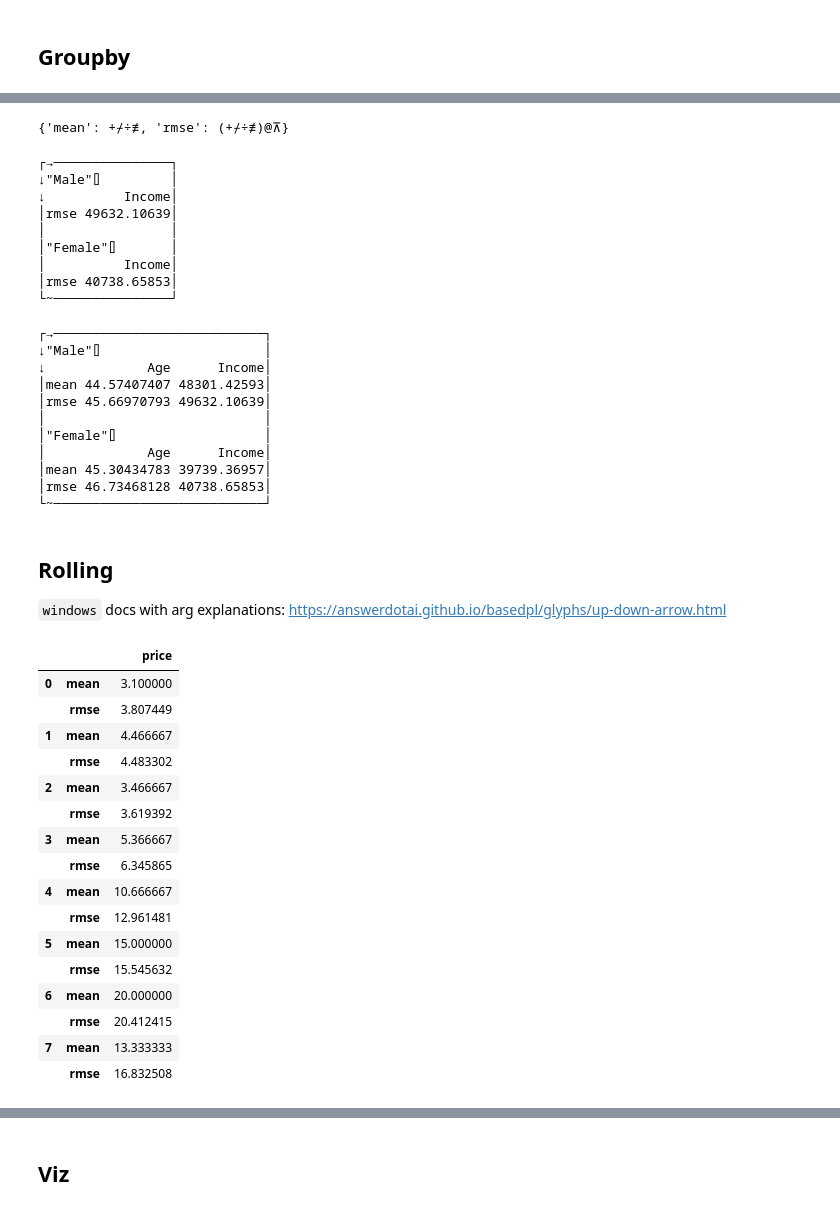
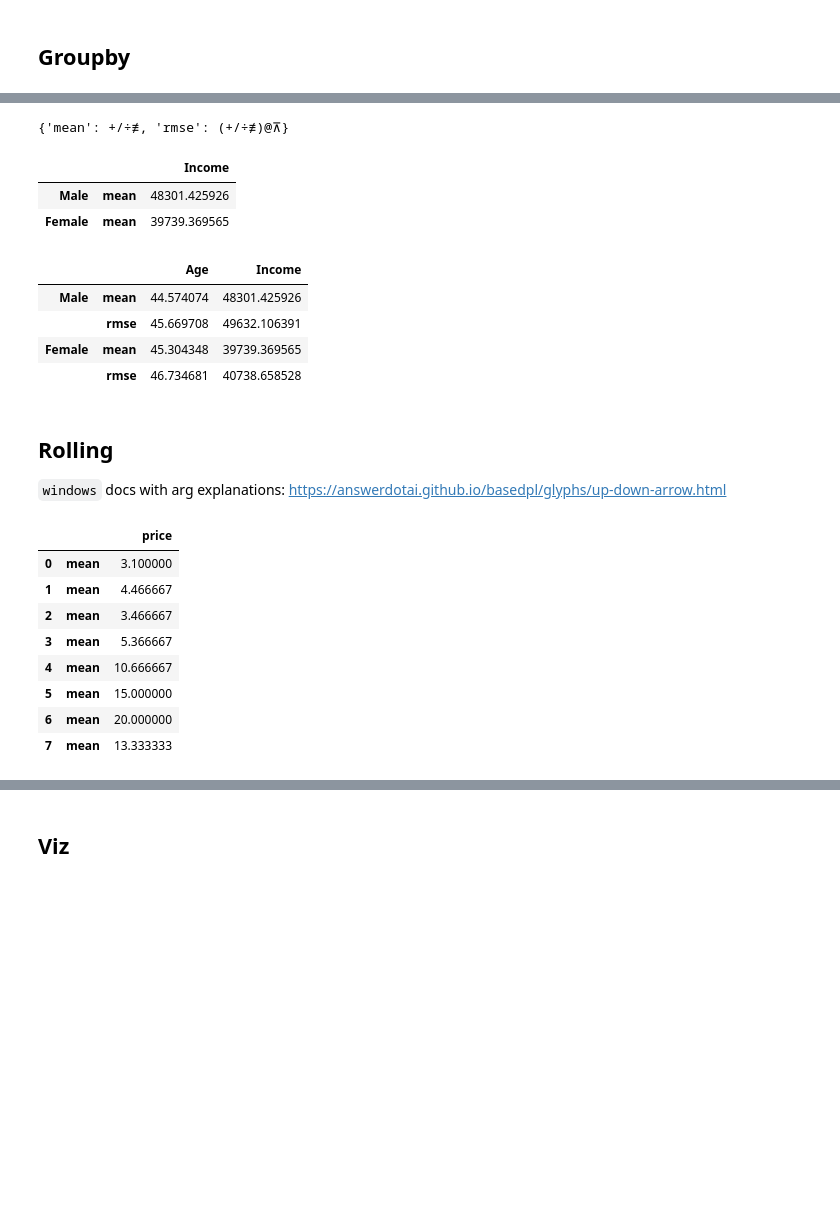
Before and after one commit to AnswerDotAI/basedtab, a Jupyter notebook: nbs/00_core.ipynb, the cells around one changed output, grey strips where cells are left out. Saved outputs shown, nothing was run; the diff lists cells and outputs as text; code cells hidden in the pictures; blank space fills up the shorter version.

```diff
--- a/nbs/00_core.ipynb
+++ b/nbs/00_core.ipynb
@@ -123,35 +122,24 @@ def groupby(self:BFrame, by, cols, **aggs):
 # %%
+MEAN = add.reduce / tally
 RMSE = MEAN.under(square)
 fn_dict=dict(mean=MEAN, rmse=RMSE)
 fn_dict
 # %% [output]
-{'mean': +⌿÷≢, 'rmse': (+⌿÷≢)@⊼}
+{'mean': +/÷≢, 'rmse': (+/÷≢)@⊼}
 # %%
-head.groupby("Gender", "Income", rmse=RMSE)
+head.groupby("Gender", "Income", mean=MEAN).df
 # %% [output]
-┌→───────────────┐
-↓"Male"⌷         │
-↓          Income│
-│rmse 49632.10639│
-│                │
-│"Female"⌷       │
-│          Income│
-│rmse 40738.65853│
-└~───────────────┘
+|  |  | Income |
+| Male | mean | 48301.425926 |
+| Female | mean | 39739.369565 |
 # %%
-head.groupby("Gender", ["Age", "Income"], **fn_dict)
+head.groupby("Gender", ["Age", "Income"], **fn_dict).df
 # %% [output]
-┌→───────────────────────────┐
-↓"Male"⌷                     │
-↓             Age      Income│
-│mean 44.57407407 48301.42593│
-│rmse 45.66970793 49632.10639│
-│                            │
-│"Female"⌷                   │
-│             Age      Income│
-│mean 45.30434783 39739.36957│
-│rmse 46.73468128 40738.65853│
-└~───────────────────────────┘
+|  |  | Age | Income |
+| Male | mean | 44.574074 | 48301.425926 |
+|  | rmse | 45.669708 | 49632.106391 |
+| Female | mean | 45.304348 | 39739.369565 |
+|  | rmse | 46.734681 | 40738.658528 |
 # %% [markdown]
 ## Rolling
 `windows` docs with arg explanations: https://answerdotai.github.io/basedpl/glyphs/up-down-arrow.html
@@ -163,22 +151,14 @@ def rolling(self:BFrame, cols, size, edge="fill", step=1, fill=0, **aggs):
 # %%
 ts = BFrame(dict(price=[5,4.3,4.1,2,10,20,15,25]))
-ts.rolling("price", size=3, mean=MEAN, rmse=RMSE).df
+ts.rolling("price", size=3, mean=MEAN).df
 # %% [output]
 |  |  | price |
 | 0 | mean | 3.100000 |
-|  | rmse | 3.807449 |
 | 1 | mean | 4.466667 |
-|  | rmse | 4.483302 |
 | 2 | mean | 3.466667 |
-|  | rmse | 3.619392 |
 | 3 | mean | 5.366667 |
-|  | rmse | 6.345865 |
 | 4 | mean | 10.666667 |
-|  | rmse | 12.961481 |
 | 5 | mean | 15.000000 |
-|  | rmse | 15.545632 |
 | 6 | mean | 20.000000 |
-|  | rmse | 20.412415 |
 | 7 | mean | 13.333333 |
-|  | rmse | 16.832508 |
 # %%
```
Also changed, not shown: parts of 23 cells of this notebook, 4 other files.
